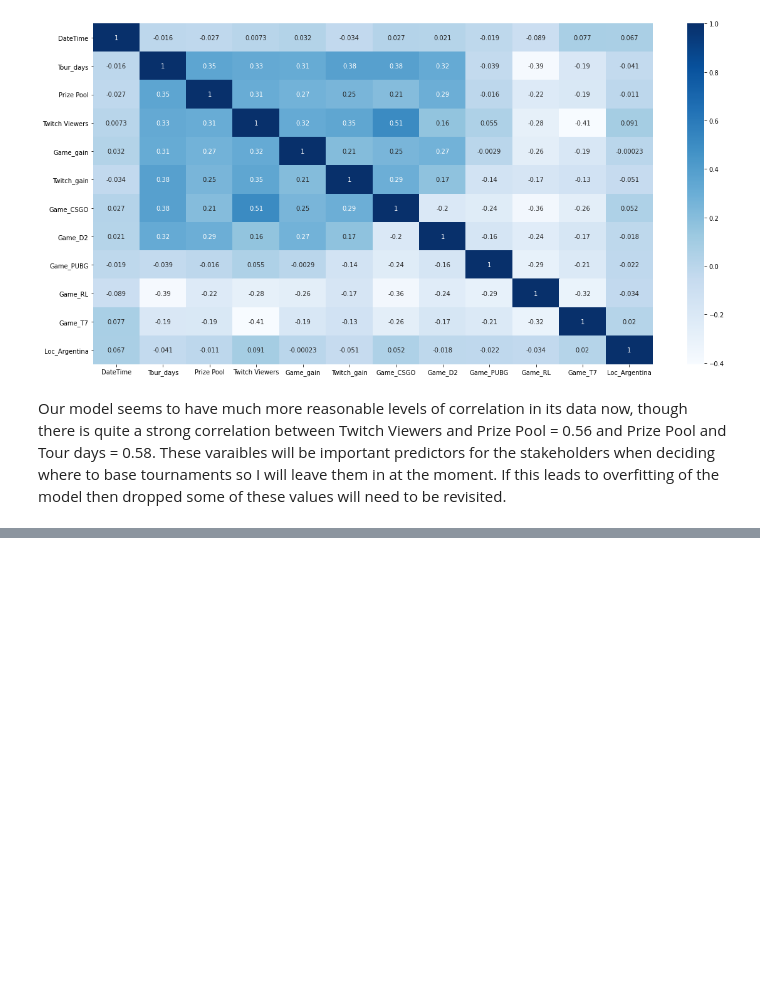
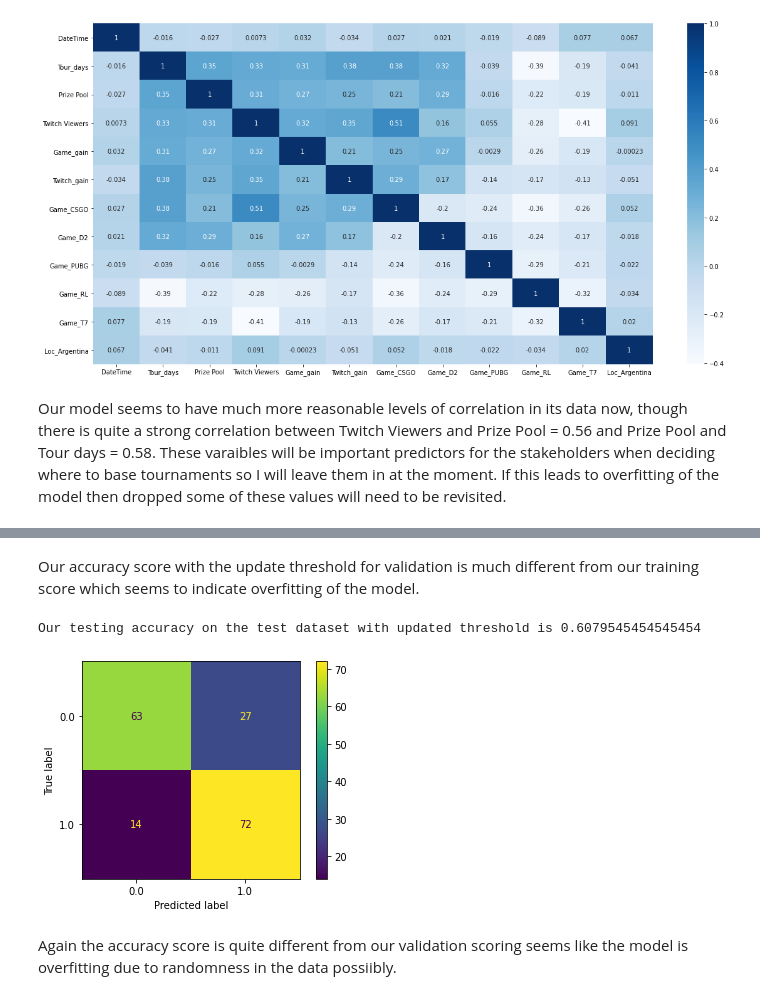
Before and after one commit to BlairMar/esports-tournament-scraper, a Jupyter notebook: Classification.ipynb, the cells around one changed output, grey strips where cells are left out. Cells and saved outputs as stored; diff of their text form; code cells hidden in the pictures; blank space fills up the shorter version.

```diff
--- a/Classification.ipynb
+++ b/Classification.ipynb
@@ -417,3 +498,20 @@ The current fm score is : 0.5541730058682895
+# %% [markdown]
+Our accuracy score with the update threshold for validation is much different from our training score which seems to indicate overfitting of the model.
+# %%
+pred_proba_df = pd.DataFrame(dec_tree.predict_proba(X_test))
+Y_test_pred = pred_proba_df.applymap(lambda x: 1 if x > Current_best_threshold else 0)
+test_accuracy = metrics.accuracy_score(Y_test.to_numpy().reshape(Y_test.to_numpy().size,1),
+                                           Y_test_pred.iloc[:,1].to_numpy().reshape(Y_test_pred.iloc[:,1].to_numpy().size,1))
+
+
+plot_confusion_matrix(dec_tree, X_test, Y_test)
+
+print('Our testing accuracy on the test dataset with updated threshold is {}'.format(test_accuracy))
+# %% [output]
+Our testing accuracy on the test dataset with updated threshold is 0.6079545454545454
+[figure, added]
+# %% [markdown]
+Again the accuracy score is quite different from our validation scoring seems like the model is overfitting due to randomness in the data possiibly.
 # %%
 logistic_regression = sm.Logit(y,sm.add_constant(model_frame))
 result = logistic_regression.fit()
```
Also changed, not shown: parts of 33 cells of this notebook.
